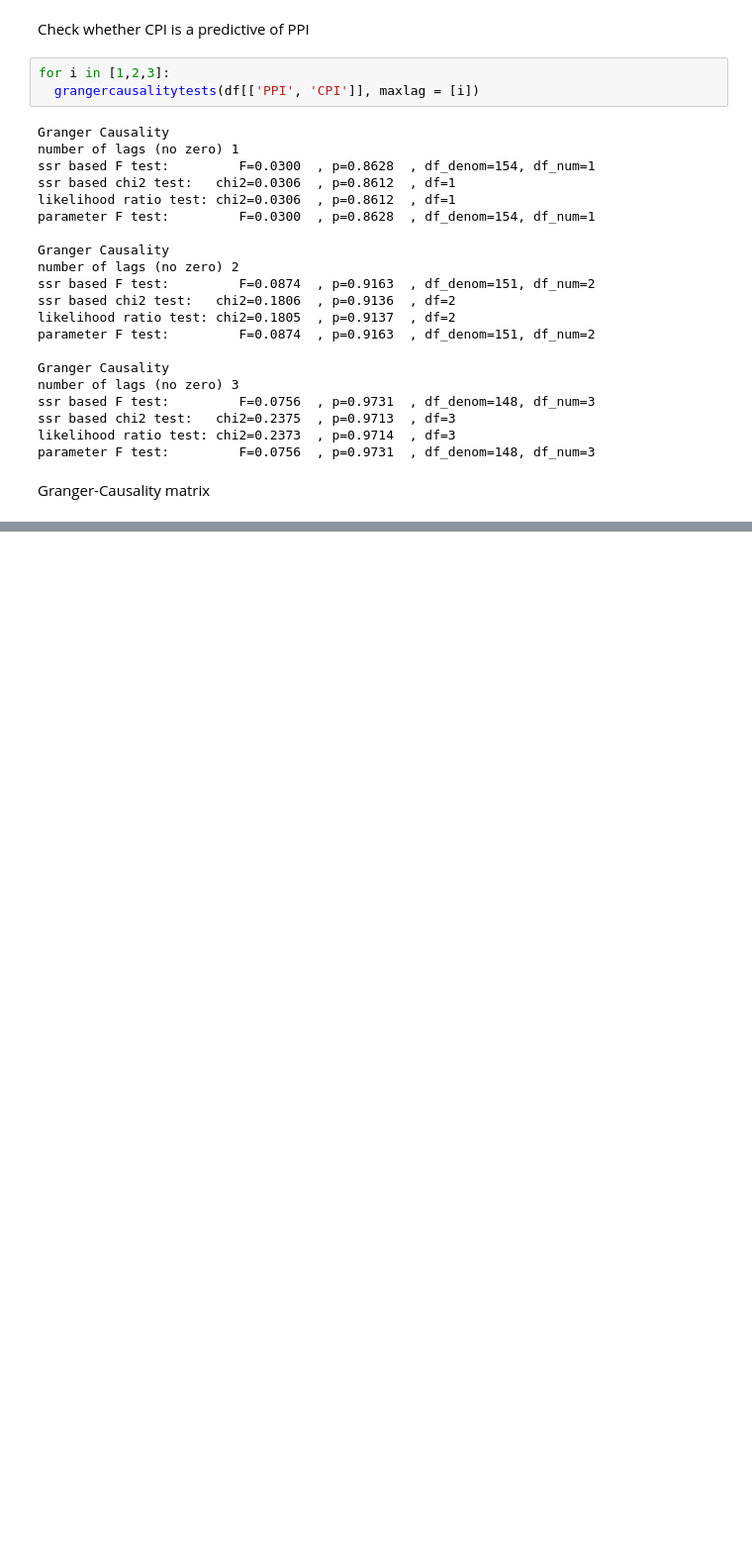
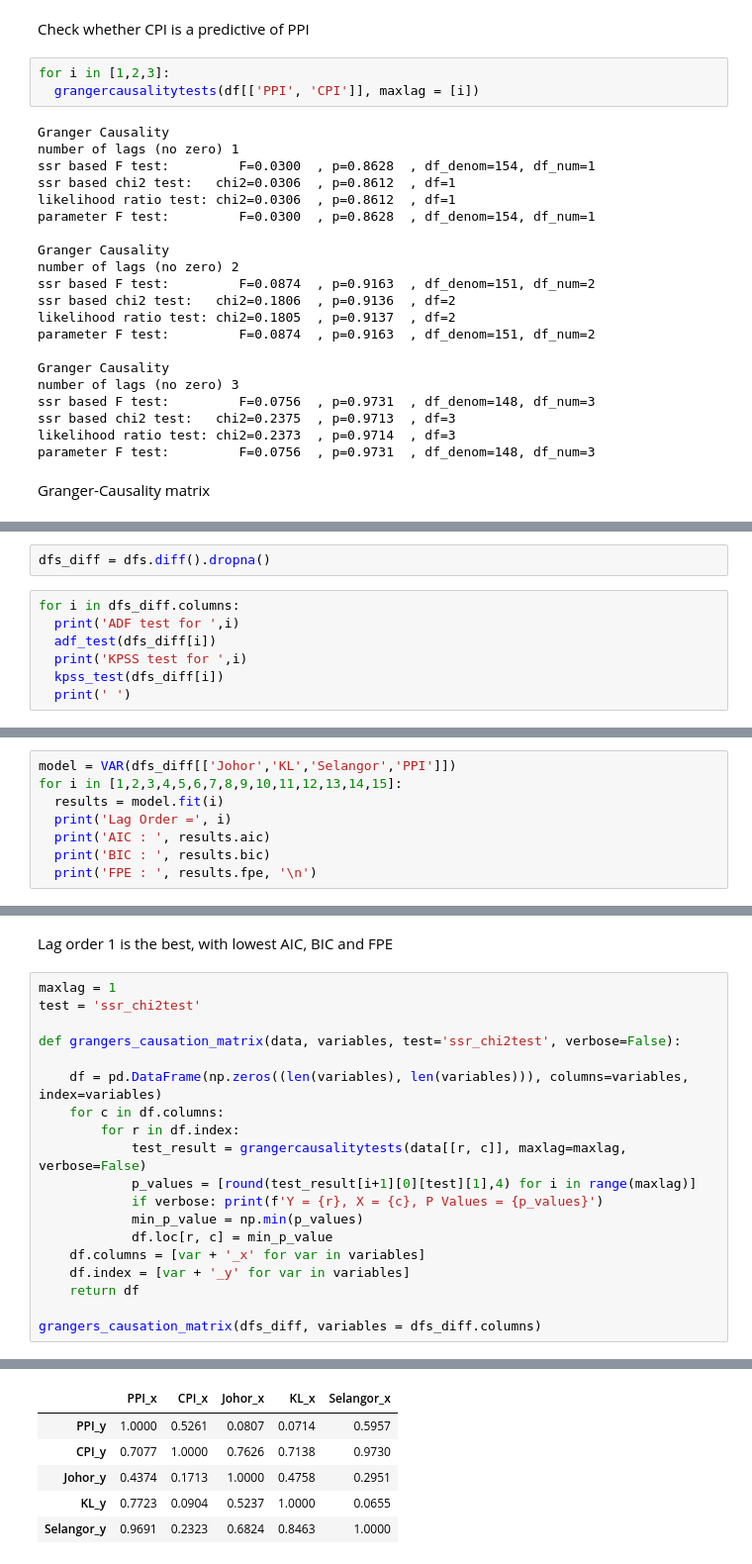
Before and after one commit to derrickgzq/fyp, a Jupyter notebook: fyp.ipynb, the cells around one changed output, grey strips where cells are left out. Shown: that part at 99% size. Saved outputs shown, nothing was run; the diff lists cells and outputs as text; blank space fills up the shorter version.

```diff
--- a/fyp.ipynb
+++ b/fyp.ipynb
@@ -330,0 +455,9 @@ grangers_causation_matrix(df_diff, variables = df_diff.columns)
+# %%
+dfs_diff = dfs.diff().dropna()
+# %%
+for i in dfs_diff.columns:
+  print('ADF test for ',i)
+  adf_test(dfs_diff[i])
+  print('KPSS test for ',i)
+  kpss_test(dfs_diff[i])
+  print(' ')
@@ -330,0 +499,8 @@ grangers_causation_matrix(df_diff, variables = df_diff.columns)
+# %%
+model = VAR(dfs_diff[['Johor','KL','Selangor','PPI']])
+for i in [1,2,3,4,5,6,7,8,9,10,11,12,13,14,15]:
+  results = model.fit(i)
+  print('Lag Order =', i)
+  print('AIC : ', results.aic)
+  print('BIC : ', results.bic)
+  print('FPE : ', results.fpe, '\n')
@@ -330,0 +526,22 @@ grangers_causation_matrix(df_diff, variables = df_diff.columns)
+# %% [markdown]
+Lag order 1 is the best, with lowest AIC, BIC and FPE
+# %%
+maxlag = 1
+test = 'ssr_chi2test'
+
+def grangers_causation_matrix(data, variables, test='ssr_chi2test', verbose=False):
+
+    df = pd.DataFrame(np.zeros((len(variables), len(variables))), columns=variables, index=variables)
+    for c in df.columns:
+        for r in df.index:
+            test_result = grangercausalitytests(data[[r, c]], maxlag=maxlag, verbose=False)
+            p_values = [round(test_result[i+1][0][test][1],4) for i in range(maxlag)]
+            if verbose: print(f'Y = {r}, X = {c}, P Values = {p_values}')
+            min_p_value = np.min(p_values)
+            df.loc[r, c] = min_p_value
+    df.columns = [var + '_x' for var in variables]
+    df.index = [var + '_y' for var in variables]
+    return df
+
+grangers_causation_matrix(dfs_diff, variables = dfs_diff.columns)
+# %% [output]
@@ -330,0 +565,6 @@ grangers_causation_matrix(df_diff, variables = df_diff.columns)
+|  | PPI_x | CPI_x | Johor_x | KL_x | Selangor_x |
+| PPI_y | 1.0000 | 0.5261 | 0.0807 | 0.0714 | 0.5957 |
+| CPI_y | 0.7077 | 1.0000 | 0.7626 | 0.7138 | 0.9730 |
+| Johor_y | 0.4374 | 0.1713 | 1.0000 | 0.4758 | 0.2951 |
+| KL_y | 0.7723 | 0.0904 | 0.5237 | 1.0000 | 0.0655 |
+| Selangor_y | 0.9691 | 0.2323 | 0.6824 | 0.8463 | 1.0000 |
```
Also changed, not shown: parts of 32 cells of this notebook.
